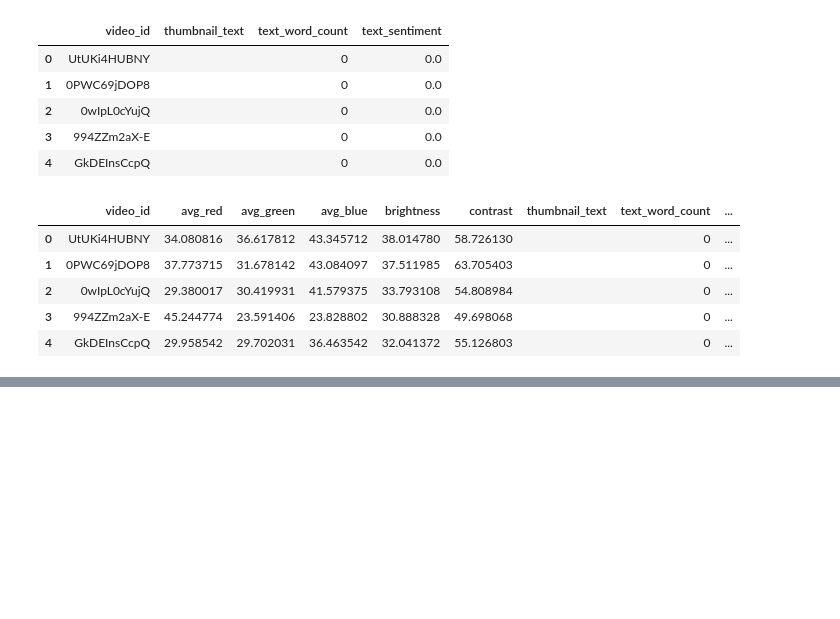
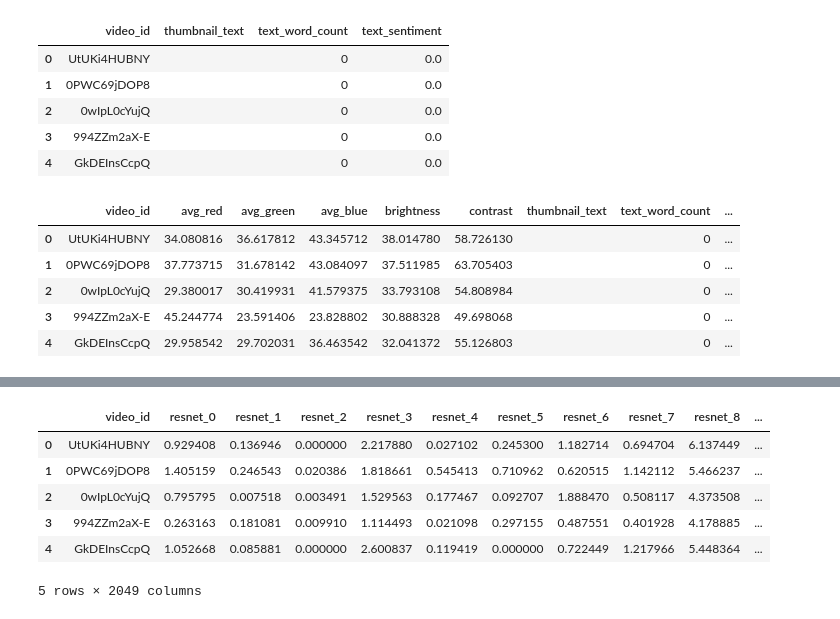
Before and after one commit to rithikkulkarni/Video-Virality, a Jupyter notebook: image_feature_extraction.ipynb, the cells around one changed output, grey strips where cells are left out. Cells and saved outputs as stored; diff of their text form; code cells hidden in the pictures; blank space fills up the shorter version.

Commit message:
Added ResNet embedding features. Output is "video_details_v4.csv"

```diff
--- a/image_feature_extraction.ipynb
+++ b/image_feature_extraction.ipynb
@@ -184,0 +207,9 @@ combined_df.to_csv("video_details_v3.csv", index=False)
+# %%
+from tensorflow.keras.applications import ResNet50
+from tensorflow.keras.applications.resnet50 import preprocess_input
+from tensorflow.keras.preprocessing import image
+import numpy as np
+import os
+
+# Load ResNet50 without the final classification layer
+resnet_model = ResNet50(weights="imagenet", include_top=False, pooling="avg")
@@ -184,0 +219,24 @@ combined_df.to_csv("video_details_v3.csv", index=False)
+# %%
+def extract_resnet_embedding(img_path):
+    try:
+        img = image.load_img(img_path, target_size=(224, 224))
+        x = image.img_to_array(img)
+        x = np.expand_dims(x, axis=0)
+        x = preprocess_input(x)
+
+        features = resnet_model.predict(x)
+        return features.flatten()
+    except Exception as e:
+        print(f"Error processing {img_path}: {e}")
+        return None
+
+# Generate embeddings for all thumbnails
+embedding_data = []
+for vid in video_ids:
+    img_path = f"thumbnails/{vid}.jpg"
+    features = extract_resnet_embedding(img_path)
+    if features is not None:
+        embedding_data.append({
+            "video_id": vid,
+            "embedding": features
+        })
@@ -184,0 +261,16 @@ combined_df.to_csv("video_details_v3.csv", index=False)
+# %%
+# Expand 2048-dim embeddings into individual columns
+embedding_df = pd.DataFrame([
+    {"video_id": item["video_id"], **{f"resnet_{i}": val for i, val in enumerate(item["embedding"])}}
+    for item in embedding_data
+])
+
+embedding_df.head()
+# %% [output]
+|  | video_id | resnet_0 | resnet_1 | resnet_2 | resnet_3 | resnet_4 | resnet_5 | resnet_6 | resnet_7 | resnet_8 | ... |
+| 0 | UtUKi4HUBNY | 0.929408 | 0.136946 | 0.000000 | 2.217880 | 0.027102 | 0.245300 | 1.182714 | 0.694704 | 6.137449 | ... |
+| 1 | 0PWC69jDOP8 | 1.405159 | 0.246543 | 0.020386 | 1.818661 | 0.545413 | 0.710962 | 0.620515 | 1.142112 | 5.466237 | ... |
+| 2 | 0wIpL0cYujQ | 0.795795 | 0.007518 | 0.003491 | 1.529563 | 0.177467 | 0.092707 | 1.888470 | 0.508117 | 4.373508 | ... |
+| 3 | 994ZZm2aX-E | 0.263163 | 0.181081 | 0.009910 | 1.114493 | 0.021098 | 0.297155 | 0.487551 | 0.401928 | 4.178885 | ... |
+| 4 | GkDEInsCcpQ | 1.052668 | 0.085881 | 0.000000 | 2.600837 | 0.119419 | 0.000000 | 0.722449 | 1.217966 | 5.448364 | ... |
+5 rows × 2049 columns
```
Also changed, not shown: parts of 5 cells of this notebook.
